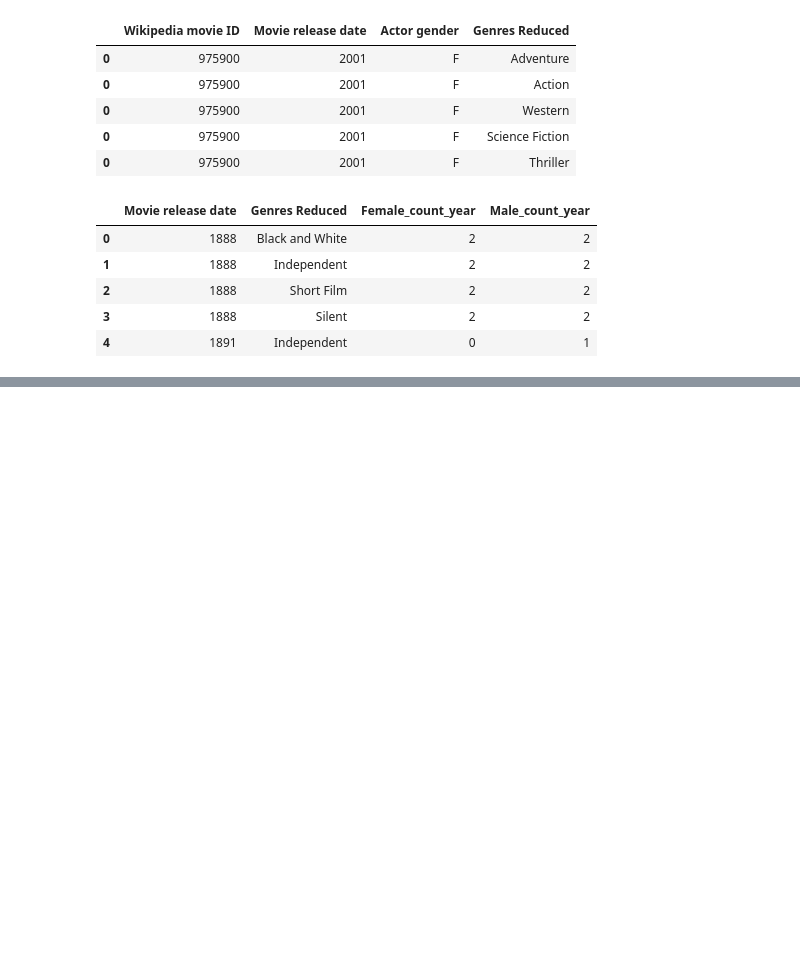
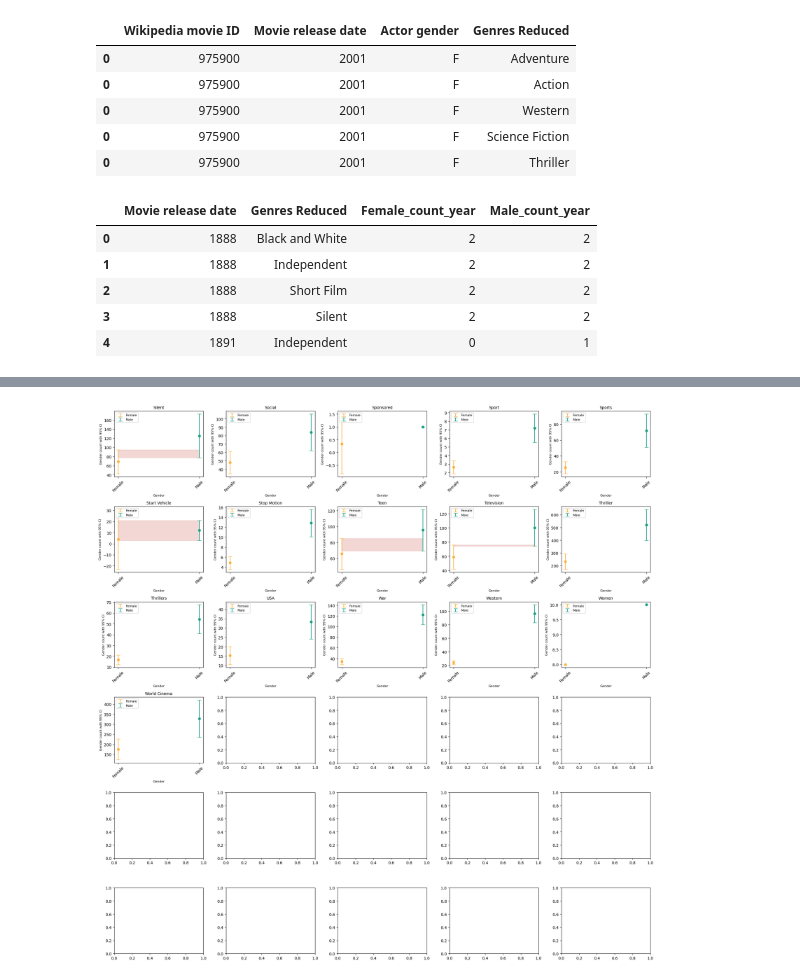
Before and after one commit to aristo6253/CS-401-ADAknow-Milestone2, a Jupyter notebook: gender_by_genre_time.ipynb, the cells around one changed output, grey strips where cells are left out. Cells and saved outputs as stored; diff of their text form; code cells hidden in the pictures; blank space fills up the shorter version.

```diff
--- a/gender_by_genre_time.ipynb
+++ b/gender_by_genre_time.ipynb
@@ -221,0 +356,4 @@ plot_3 = plot_genres(character_meta_genre_year_final, 61, 77)
+# %%
+plot_c = ci_plot_genres(character_meta_genre_year_final, 61, 77)
+# %% [output]
+[figure, added]
```
Also changed, not shown: parts of 17 cells of this notebook.
